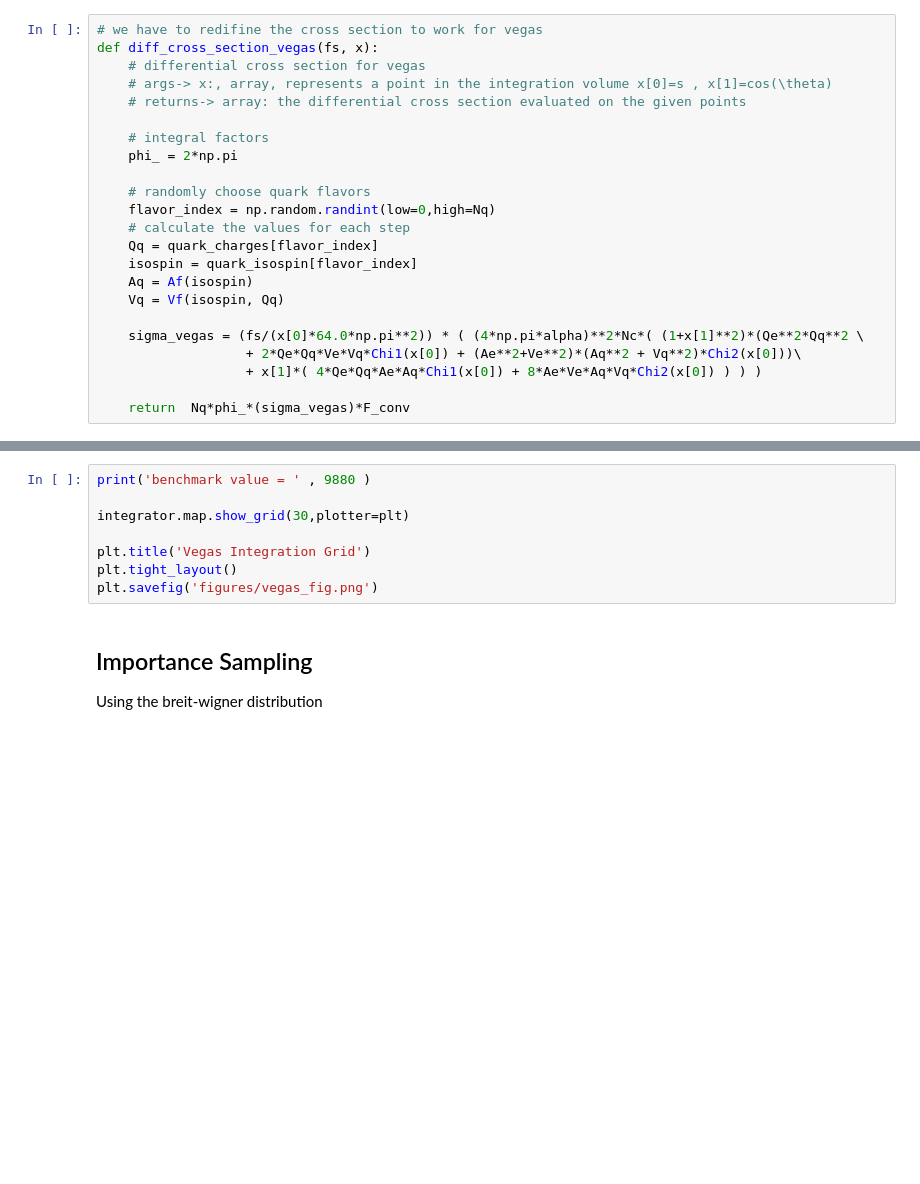
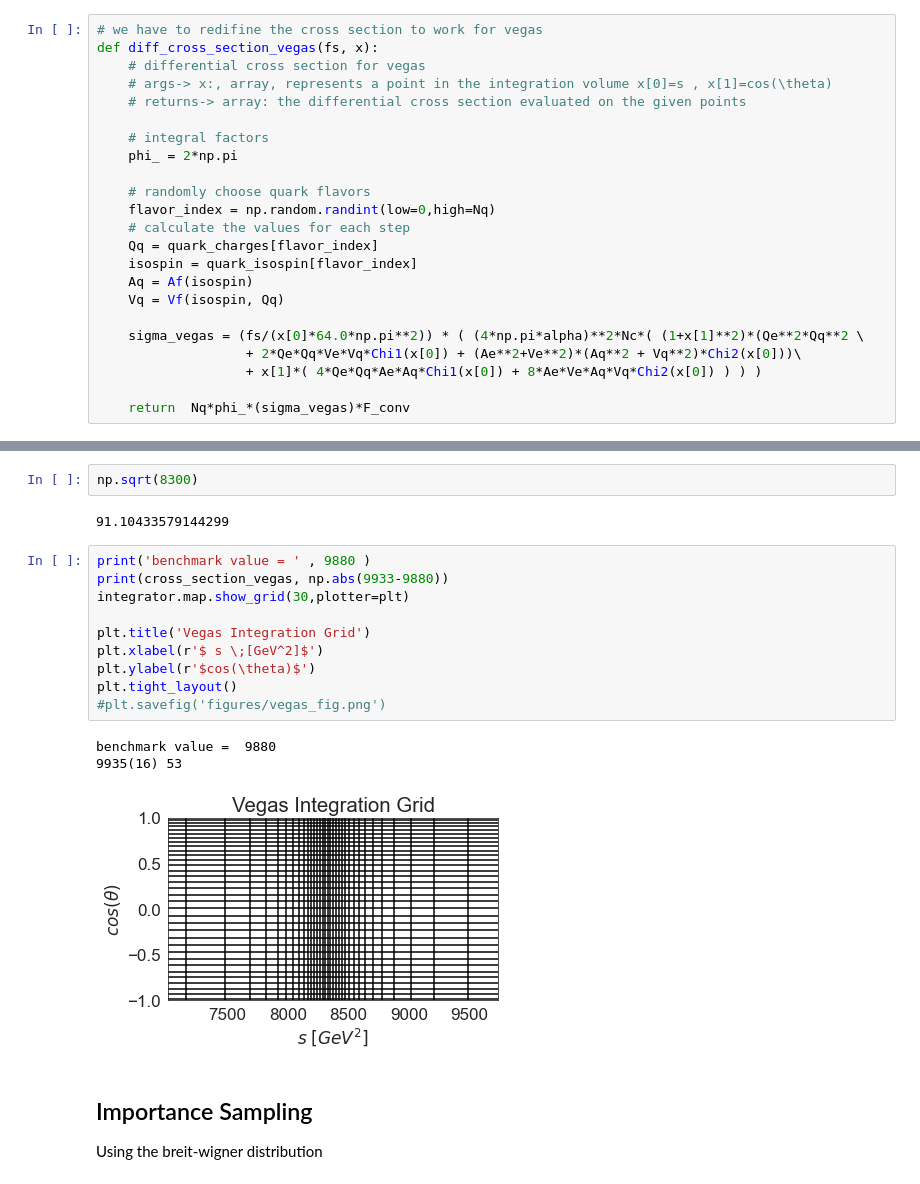
Before and after one commit to Ssalazar12/Physics, a Jupyter notebook: montecarlo_qcd/problem_1_montecarlo.ipynb, the cells around one changed output, grey strips where cells are left out. Drawn from its saved outputs; the diff is of its cells as text; blank space fills up the shorter version.

```diff
--- a/montecarlo_qcd/problem_1_montecarlo.ipynb
+++ b/montecarlo_qcd/problem_1_montecarlo.ipynb
@@ -370,11 +390,21 @@ print(cross_section_vegas.summary())
+# %%
+np.sqrt(8300)
+# %% [output]
+91.10433579144299
 # %%
 print('benchmark value = ' , 9880 )
-
+print(cross_section_vegas, np.abs(9933-9880))
 integrator.map.show_grid(30,plotter=plt)
 
 plt.title('Vegas Integration Grid')
+plt.xlabel(r'$ s \;[GeV^2]$')
+plt.ylabel(r'$cos(\theta)$')
 plt.tight_layout()
-plt.savefig('figures/vegas_fig.png')
+#plt.savefig('figures/vegas_fig.png')
+# %% [output]
+benchmark value =  9880
+9935(16) 53
+[figure, added]
 # %% [markdown]
 ## Importance Sampling
 
```
Also changed, not shown: parts of 13 cells of this notebook, 10 other files.
